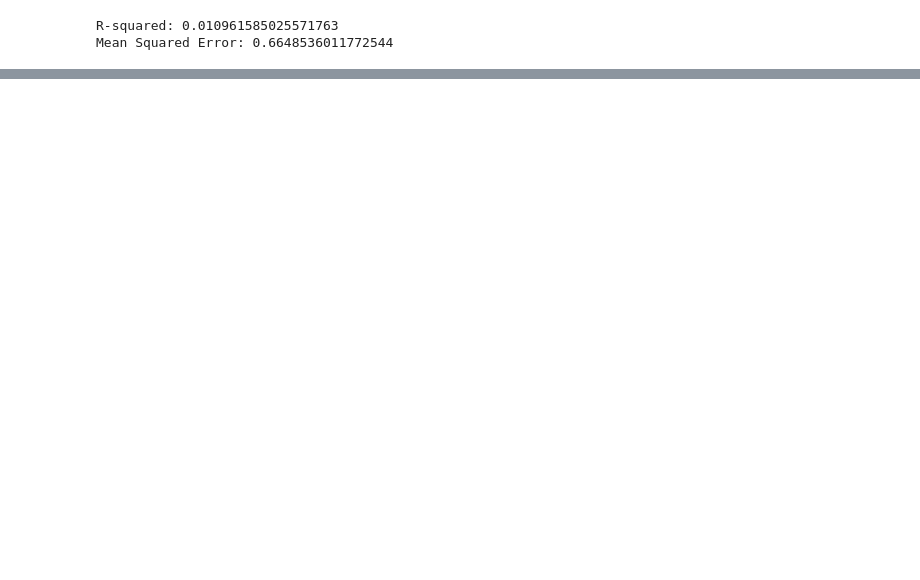
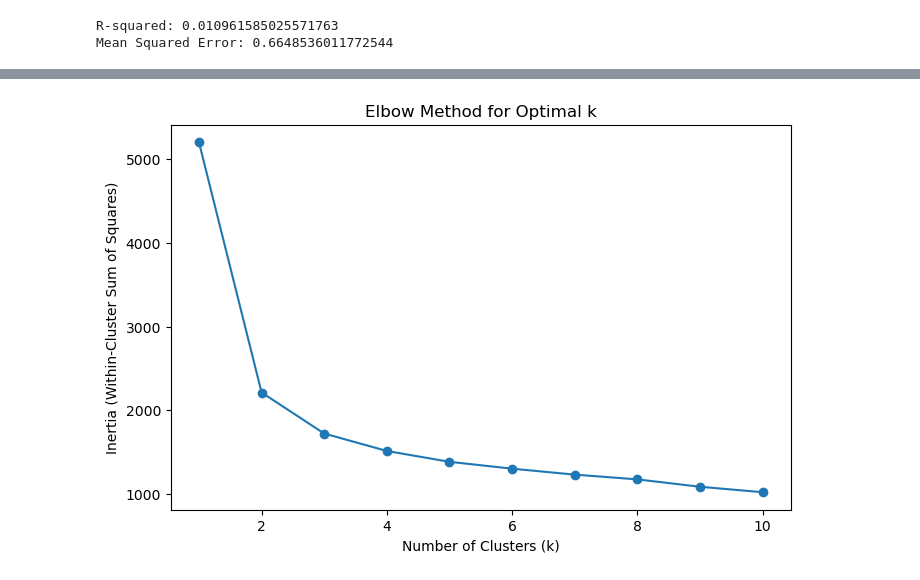
Before and after one commit to Augustus-Vidal/Job-Automation-Prediction, a Jupyter notebook: Workspaces/Justin/Untitled-1.ipynb, the cells around one changed output, grey strips where cells are left out. Cells and saved outputs as stored; diff of their text form; code cells hidden in the pictures; blank space fills up the shorter version.

```diff
--- a/Workspaces/Justin/Untitled-1.ipynb
+++ b/Workspaces/Justin/Untitled-1.ipynb
@@ -260,0 +300,16 @@ Mean Squared Error: 0.6648536011772544
+# %%
+# Selecting relevant features
+selected_features = job_market_data[["AI_Adoption_Level", "Company_Size", "Required_Skills", "Salary_USD", "Remote_Friendly"]]
+
+# Encoding Variables
+label_encoders = {}
+for column in ["AI_Adoption_Level", "Company_Size", "Required_Skills", "Remote_Friendly"]:
+    le = LabelEncoder()
+    selected_features[column] = le.fit_transform(job_market_data[column])
+    label_encoders[column] = le
+
+# Scaling the numerical features for better clustering performance
+scaler = StandardScaler()
+selected_features['Salary_USD'] = scaler.fit_transform(selected_features[['Salary_USD']])
+
+selected_features.head()
@@ -260,0 +340,19 @@ Mean Squared Error: 0.6648536011772544
+# %%
+# Determining the optimal number of clusters
+inertia = []
+k_range = range(1, 11)
+
+for k in k_range:
+    kmeans = KMeans(n_clusters=k, random_state=42)
+    kmeans.fit(selected_features)
+    inertia.append(kmeans.inertia_)
+
+# Plot the results
+plt.figure(figsize=(8, 5))
+plt.plot(k_range, inertia, marker='o')
+plt.xlabel('Number of Clusters (k)')
+plt.ylabel('Inertia (Within-Cluster Sum of Squares)')
+plt.title('Elbow Method for Optimal k')
+plt.show()
+# %% [output]
+[figure, added]
```
Also changed, not shown: parts of 10 cells of this notebook.
